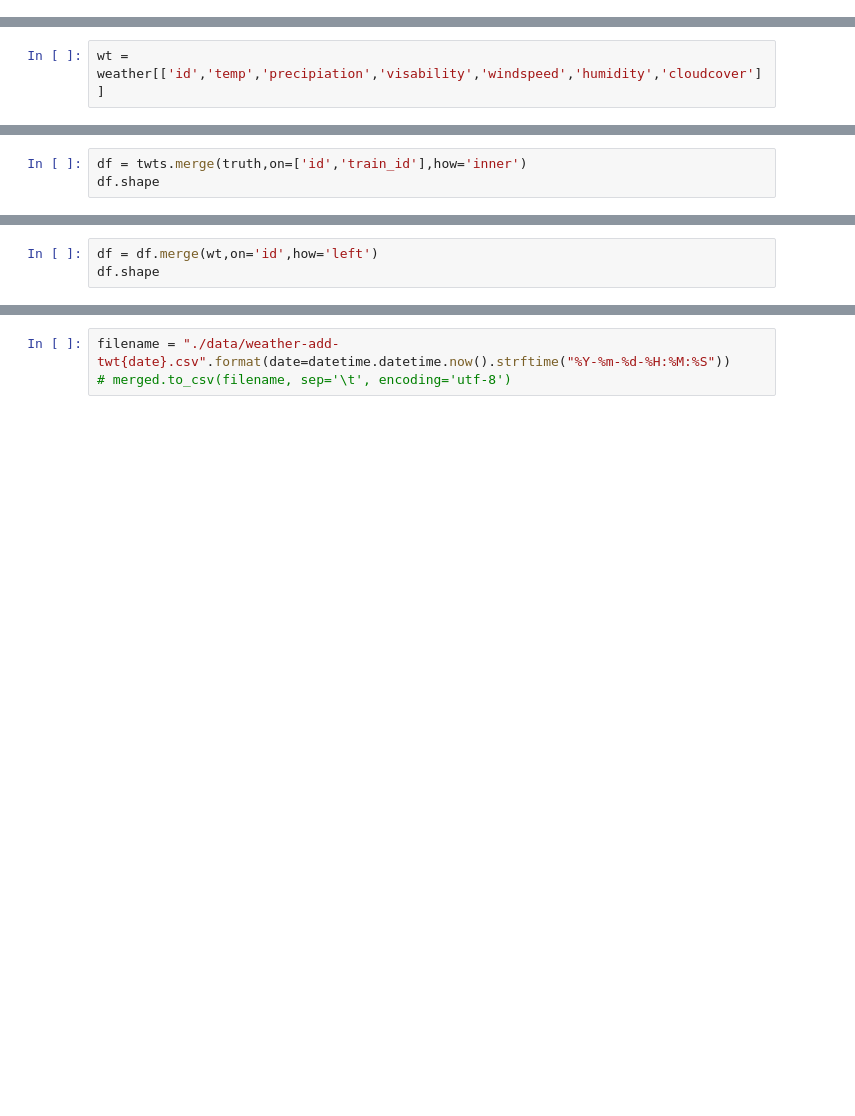
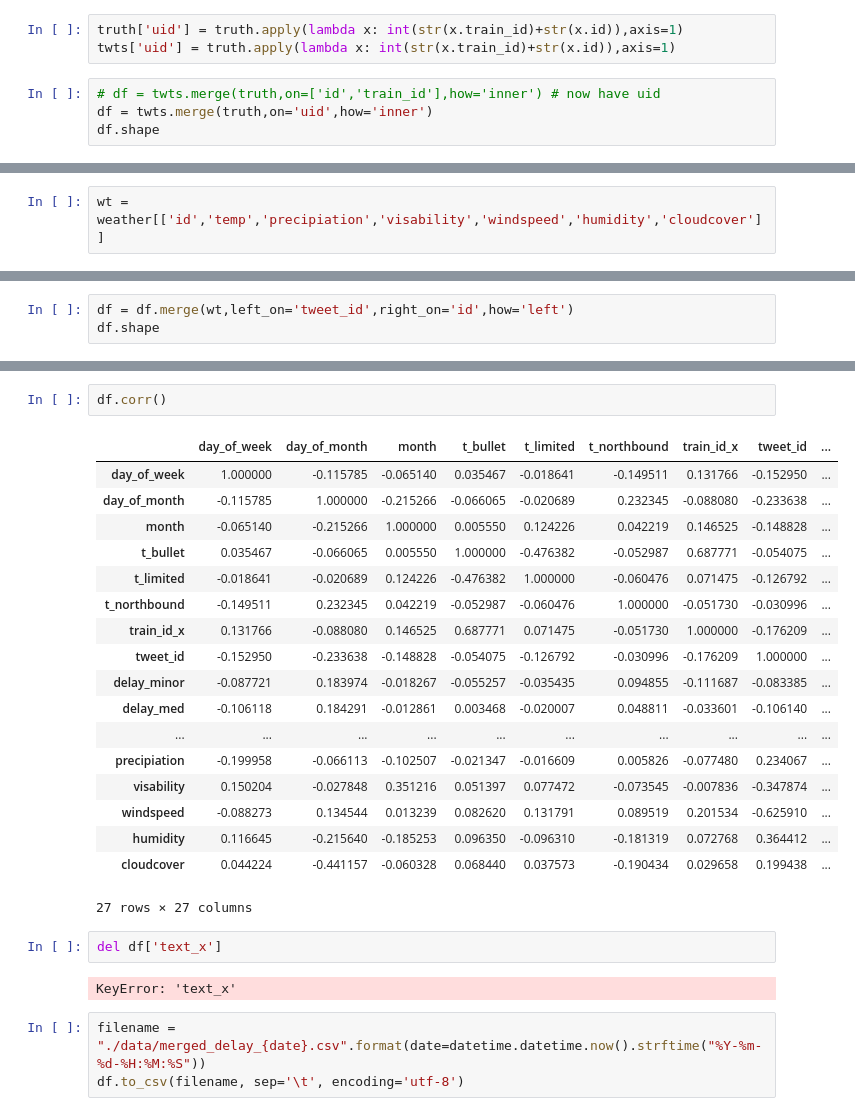
Before and after one commit to lovettbarron/caltrain-predict, a Jupyter notebook: 03merge_hand_truth.ipynb, the cells around one changed output, grey strips where cells are left out. Cells and saved outputs as stored; diff of their text form; blank space fills up the shorter version.

```diff
--- a/03merge_hand_truth.ipynb
+++ b/03merge_hand_truth.ipynb
@@ -35,3 +35,10 @@ twts.head(3)
 | 0 | 2016-01-25 23:42:14 | 1 | NB155, Caltrain | 691768068385718275 | NaN | 2 | #NB155 is 22 mins late. #Caltrain | ... |
 | 1 | 2016-01-22 22:48:57 | NaN | NB, Caltrain | 690667494906814464 | NaN | 2 | #NB 151 is running 10 mins behind... | ... |
 | 2 | 2016-01-20 22:22:55 | 1 | NB151, Caltrain | 689936168893329408 | NaN | 2 | #NB151 is 10 mins down at San Mat... | ... |
+# %%
+truth['uid'] = truth.apply(lambda x: int(str(x.train_id)+str(x.id)),axis=1)
+twts['uid'] = truth.apply(lambda x: int(str(x.train_id)+str(x.id)),axis=1)
+# %%
+# df = twts.merge(truth,on=['id','train_id'],how='inner') # now have uid
+df = twts.merge(truth,on='uid',how='inner')
+df.shape
@@ -40,4 +55,4 @@ wt = weather[['id','temp','precipiation','visability','windspeed','humidity','cl
 # %%
-df = twts.merge(truth,on=['id','train_id'],how='inner')
+df = df.merge(wt,left_on='tweet_id',right_on='id',how='left')
 df.shape
 # %% [output]
@@ -50,3 +59,0 @@ len(df['id'].unique())
-# %%
-df = df.merge(wt,on='id',how='left')
-df.shape
@@ -57,3 +82,28 @@ df.tail(4)
+# %%
+df.corr()
+# %% [output]
+|  | day_of_week | day_of_month | month | t_bullet | t_limited | t_northbound | train_id_x | tweet_id | ... |
+| day_of_week | 1.000000 | -0.115785 | -0.065140 | 0.035467 | -0.018641 | -0.149511 | 0.131766 | -0.152950 | ... |
+| day_of_month | -0.115785 | 1.000000 | -0.215266 | -0.066065 | -0.020689 | 0.232345 | -0.088080 | -0.233638 | ... |
+| month | -0.065140 | -0.215266 | 1.000000 | 0.005550 | 0.124226 | 0.042219 | 0.146525 | -0.148828 | ... |
+| t_bullet | 0.035467 | -0.066065 | 0.005550 | 1.000000 | -0.476382 | -0.052987 | 0.687771 | -0.054075 | ... |
+| t_limited | -0.018641 | -0.020689 | 0.124226 | -0.476382 | 1.000000 | -0.060476 | 0.071475 | -0.126792 | ... |
+| t_northbound | -0.149511 | 0.232345 | 0.042219 | -0.052987 | -0.060476 | 1.000000 | -0.051730 | -0.030996 | ... |
+| train_id_x | 0.131766 | -0.088080 | 0.146525 | 0.687771 | 0.071475 | -0.051730 | 1.000000 | -0.176209 | ... |
+| tweet_id | -0.152950 | -0.233638 | -0.148828 | -0.054075 | -0.126792 | -0.030996 | -0.176209 | 1.000000 | ... |
+| delay_minor | -0.087721 | 0.183974 | -0.018267 | -0.055257 | -0.035435 | 0.094855 | -0.111687 | -0.083385 | ... |
+| delay_med | -0.106118 | 0.184291 | -0.012861 | 0.003468 | -0.020007 | 0.048811 | -0.033601 | -0.106140 | ... |
+| ... | ... | ... | ... | ... | ... | ... | ... | ... | ... |
+| precipiation | -0.199958 | -0.066113 | -0.102507 | -0.021347 | -0.016609 | 0.005826 | -0.077480 | 0.234067 | ... |
+| visability | 0.150204 | -0.027848 | 0.351216 | 0.051397 | 0.077472 | -0.073545 | -0.007836 | -0.347874 | ... |
+| windspeed | -0.088273 | 0.134544 | 0.013239 | 0.082620 | 0.131791 | 0.089519 | 0.201534 | -0.625910 | ... |
+| humidity | 0.116645 | -0.215640 | -0.185253 | 0.096350 | -0.096310 | -0.181319 | 0.072768 | 0.364412 | ... |
+| cloudcover | 0.044224 | -0.441157 | -0.060328 | 0.068440 | 0.037573 | -0.190434 | 0.029658 | 0.199438 | ... |
+27 rows × 27 columns
+# %%
+del df['text_x']
+# %% [output]
+KeyError: 'text_x'
 # %%
-filename = "./data/weather-add-twt{date}.csv".format(date=datetime.datetime.now().strftime("%Y-%m-%d-%H:%M:%S"))
-# merged.to_csv(filename, sep='\t', encoding='utf-8')
+filename = "./data/merged_delay_{date}.csv".format(date=datetime.datetime.now().strftime("%Y-%m-%d-%H:%M:%S"))
+df.to_csv(filename, sep='\t', encoding='utf-8')
```
Also changed, not shown: parts of 8 cells of this notebook, 7 other files.
